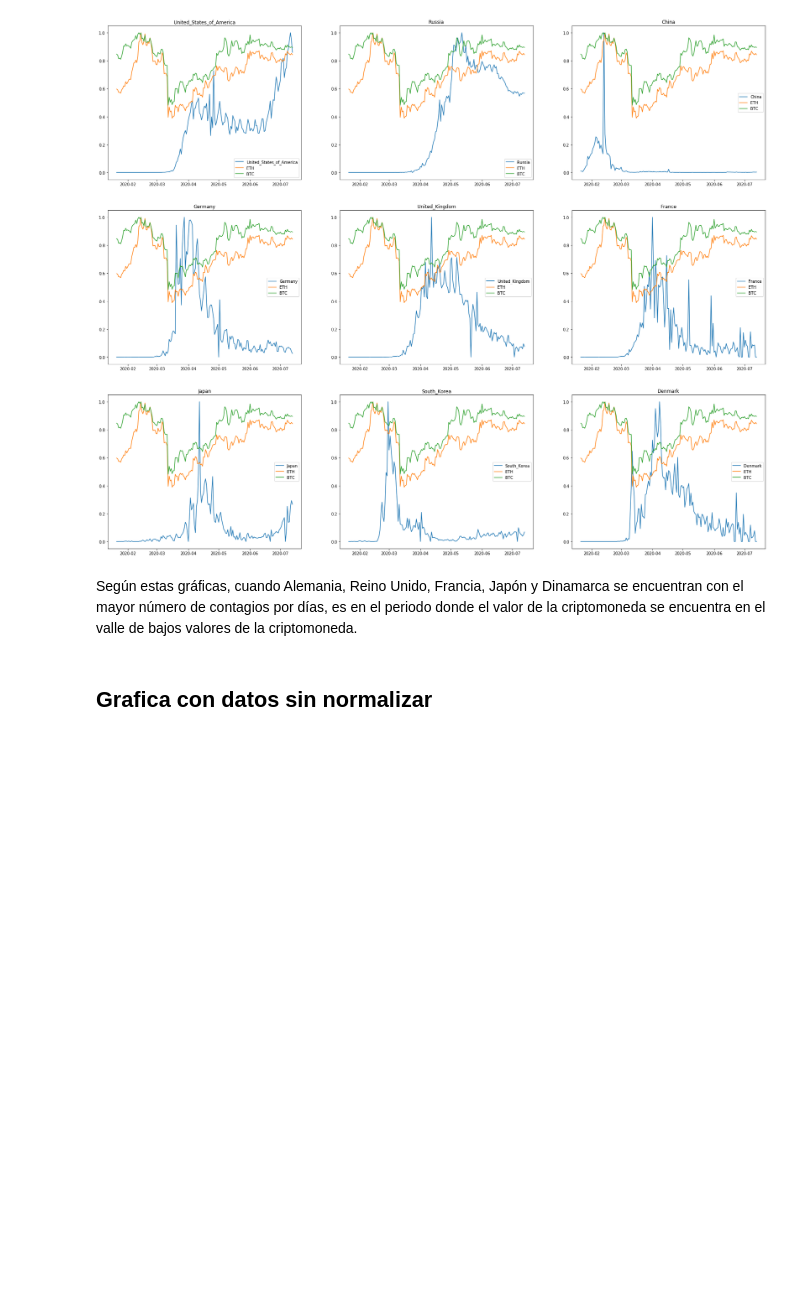
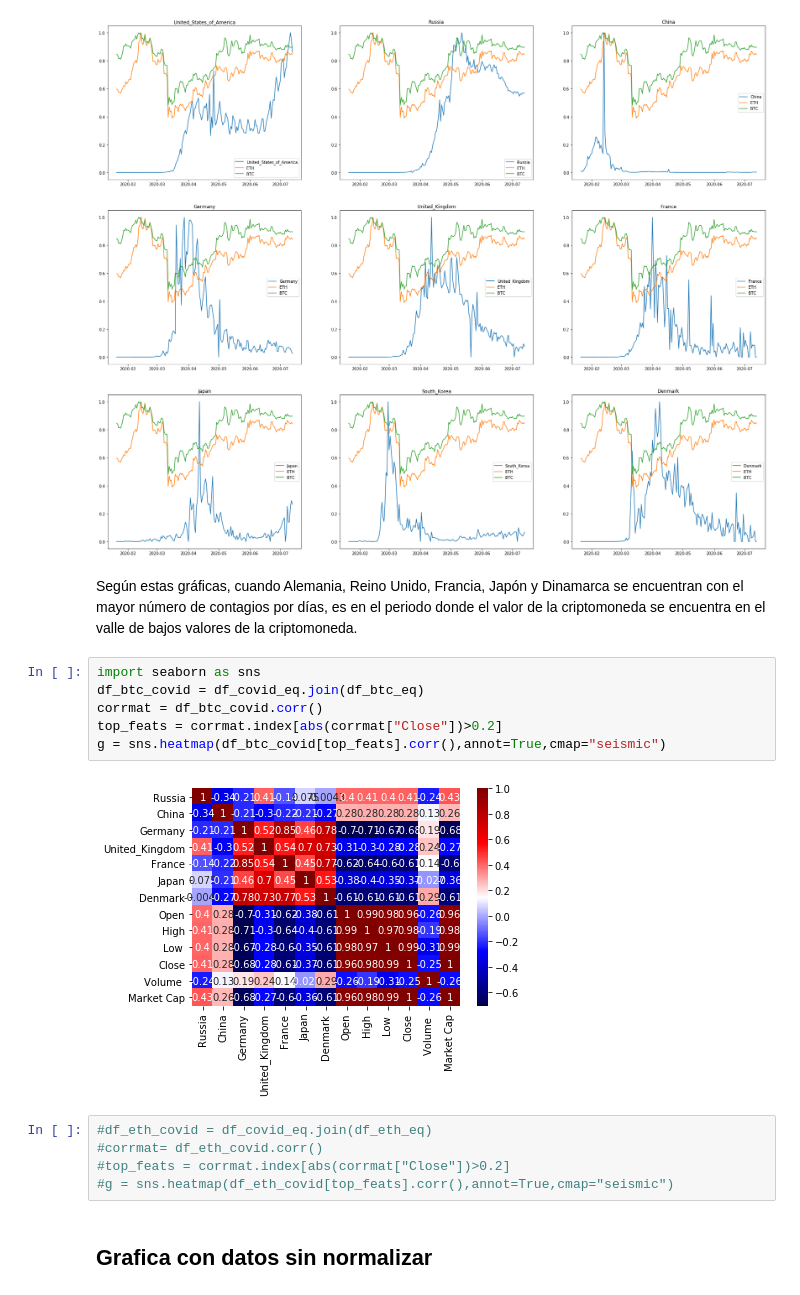
Before and after one commit to christiangfv/Proyecto_criptomonedas_covid19, a Jupyter notebook: CodelCOVID-19.ipynb, the cells around one changed output. Cells and saved outputs as stored; diff of their text form; blank space fills up the shorter version.

```diff
--- a/CodelCOVID-19.ipynb
+++ b/CodelCOVID-19.ipynb
@@ -300,6 +300,19 @@ for i in x_scaled_covid:
 [figure]
 # %% [markdown]
 Según estas gráficas, cuando Alemania, Reino Unido, Francia, Japón y Dinamarca se encuentran con el mayor número de contagios por días, es en el periodo donde el valor de la criptomoneda se encuentra en el valle de bajos valores de la criptomoneda.
+# %%
+import seaborn as sns
+df_btc_covid = df_covid_eq.join(df_btc_eq)
+corrmat = df_btc_covid.corr()
+top_feats = corrmat.index[abs(corrmat["Close"])>0.2]
+g = sns.heatmap(df_btc_covid[top_feats].corr(),annot=True,cmap="seismic")
+# %% [output]
+[figure, added]
+# %%
+#df_eth_covid = df_covid_eq.join(df_eth_eq)
+#corrmat= df_eth_covid.corr()
+#top_feats = corrmat.index[abs(corrmat["Close"])>0.2]
+#g = sns.heatmap(df_eth_covid[top_feats].corr(),annot=True,cmap="seismic")
 # %% [markdown]
 ## Grafica con datos sin normalizar
 # %%
```
